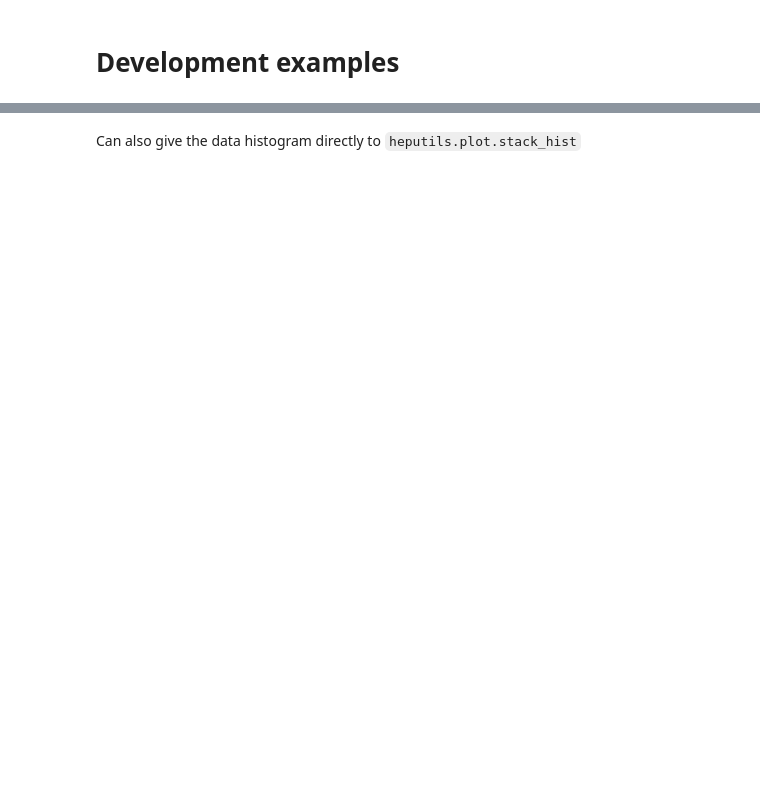
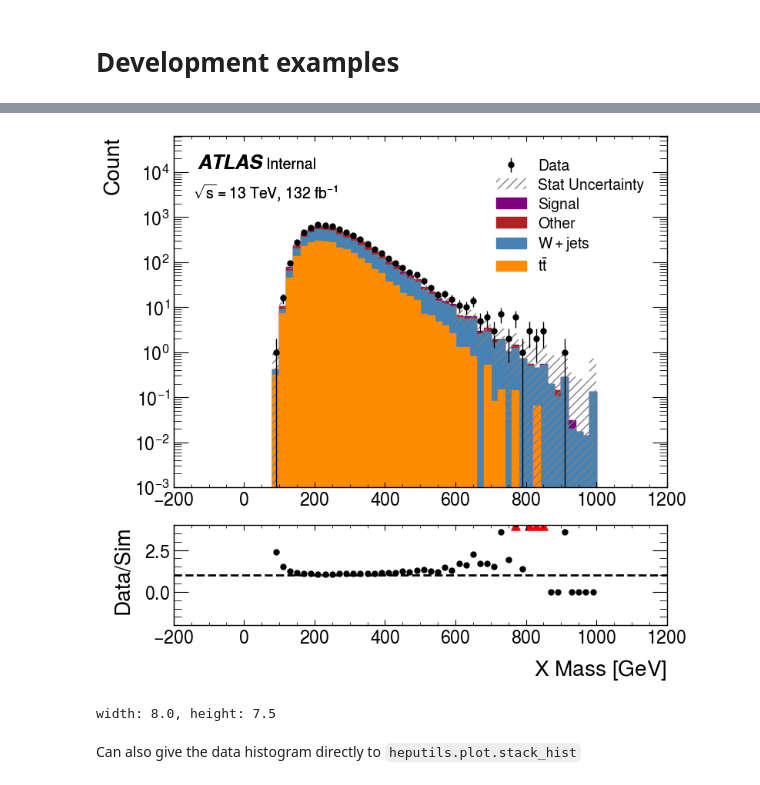
Before and after one commit to matthewfeickert/heputils, a Jupyter notebook: examples/dev-example.ipynb, the cells around one changed output, grey strips where cells are left out. Saved outputs shown, nothing was run; the diff lists cells and outputs as text; code cells hidden in the pictures; blank space fills up the shorter version.

```diff
--- a/examples/dev-example.ipynb
+++ b/examples/dev-example.ipynb
@@ -56,3 +61,14 @@ axs = heputils.plot.stack_ratio_plot(
+# %%
+axs = heputils.plot.stack_ratio_plot(
+    simulation_hists, data_hist=data_hist, labels=labels, color=colormap, y_range=3
+)
+# %% [output]
+[figure, added]
+# %%
+fig = axs[0].get_figure()
+print(f"width: {fig.get_figwidth()}, height: {fig.get_figheight()}")
+# %% [output]
+width: 8.0, height: 7.5
 # %%
 axs[0].figure.savefig("example_stack.png")
 # %% [markdown]
```
Also changed, not shown: parts of 10 cells of this notebook.
